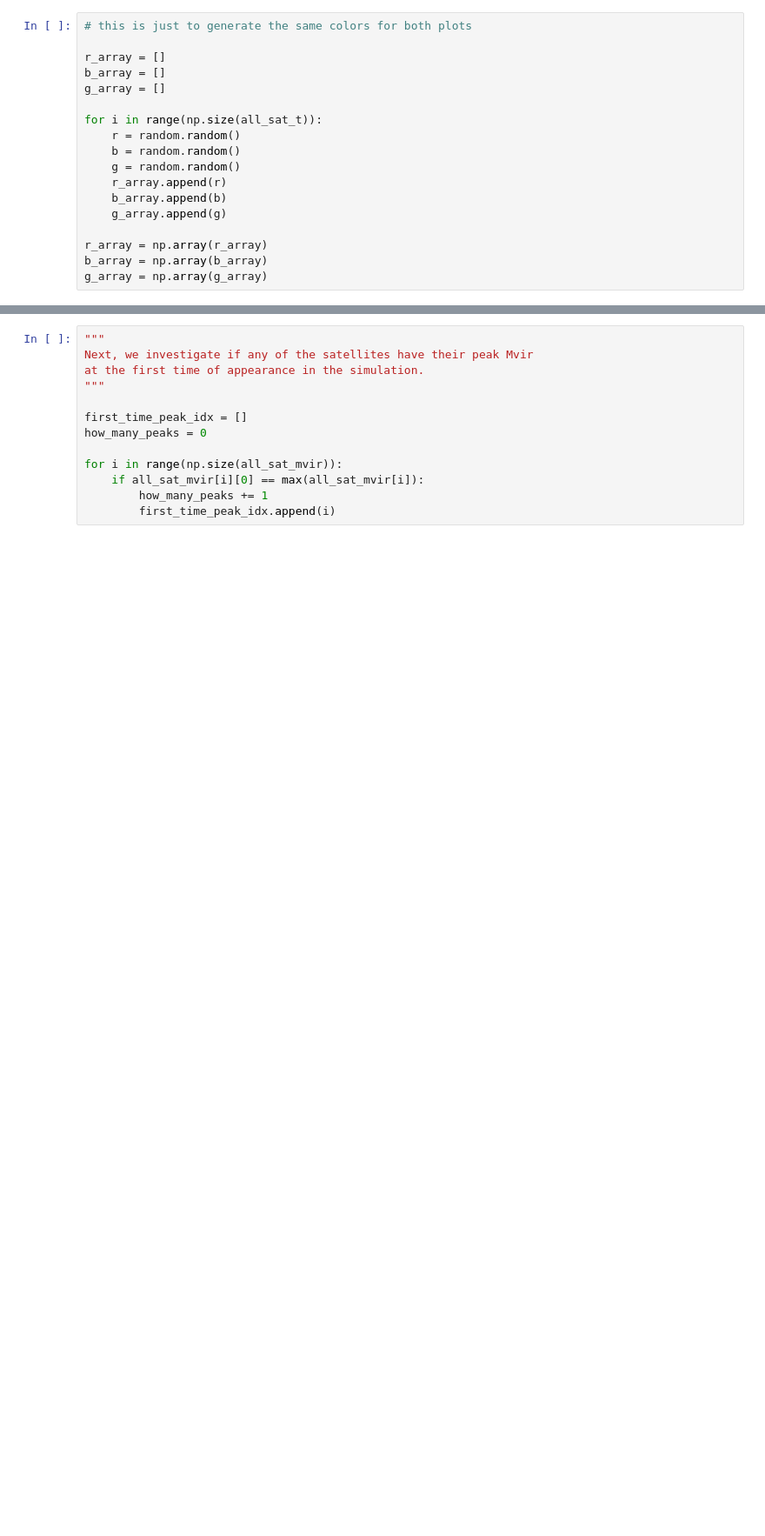
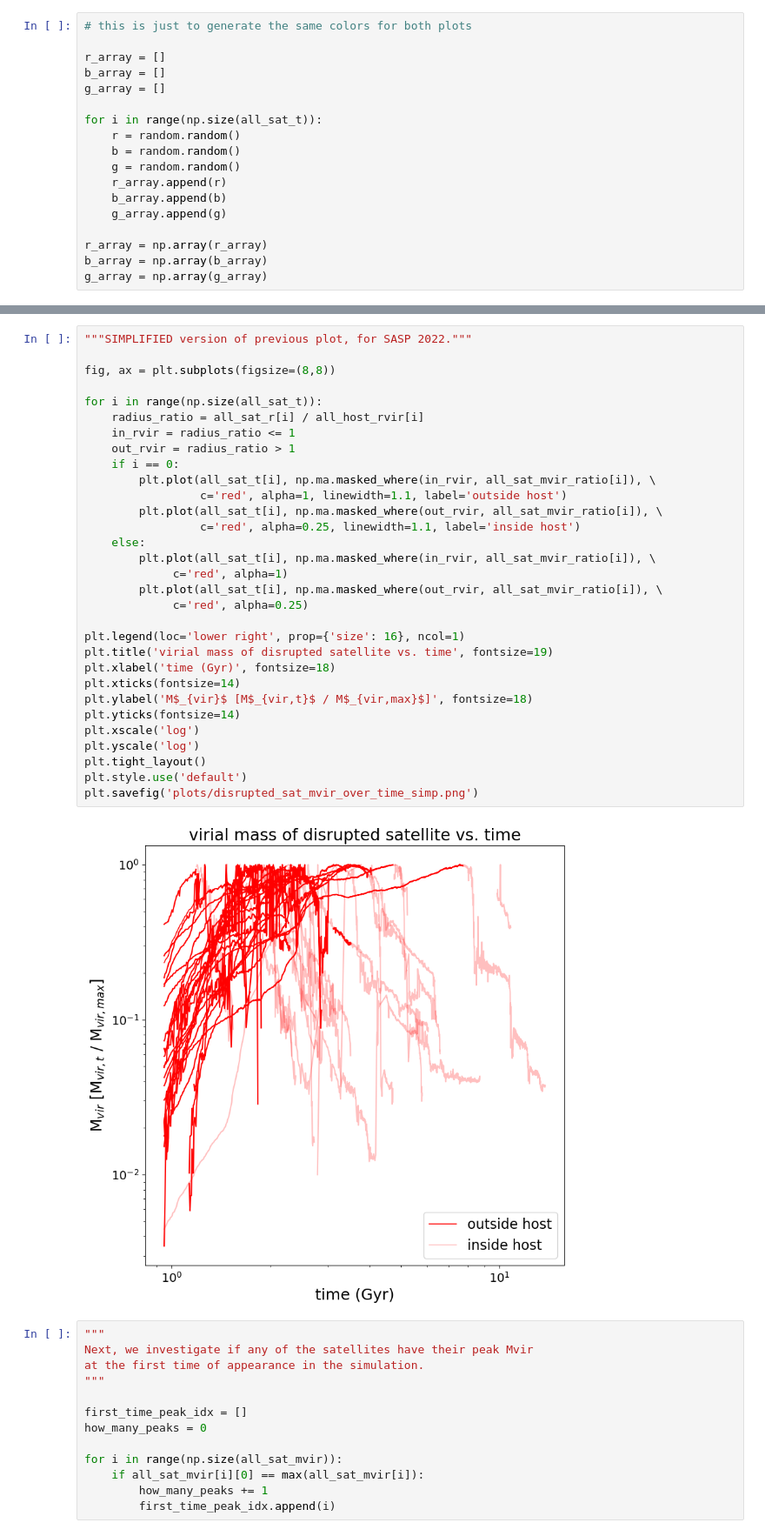
Before and after one commit to nguyenbinh1612/STScI_Summer2022, a Jupyter notebook: halos_disrupted.ipynb, the cells around one changed output, grey strips where cells are left out. Shown at 87% size. Saved outputs shown, nothing was run; the diff lists cells and outputs as text; blank space fills up the shorter version.

```diff
--- a/halos_disrupted.ipynb
+++ b/halos_disrupted.ipynb
@@ -289,3 +290,36 @@ plt.savefig('plots/disrupted_sat_mvir_over_time.png')
+# %%
+"""SIMPLIFIED version of previous plot, for SASP 2022."""
+
+fig, ax = plt.subplots(figsize=(8,8))
+
+for i in range(np.size(all_sat_t)):
+    radius_ratio = all_sat_r[i] / all_host_rvir[i]
+    in_rvir = radius_ratio <= 1
+    out_rvir = radius_ratio > 1
+    if i == 0:
+        plt.plot(all_sat_t[i], np.ma.masked_where(in_rvir, all_sat_mvir_ratio[i]), \
+                 c='red', alpha=1, linewidth=1.1, label='outside host')
+        plt.plot(all_sat_t[i], np.ma.masked_where(out_rvir, all_sat_mvir_ratio[i]), \
+                 c='red', alpha=0.25, linewidth=1.1, label='inside host')
+    else:
+        plt.plot(all_sat_t[i], np.ma.masked_where(in_rvir, all_sat_mvir_ratio[i]), \
+             c='red', alpha=1)
+        plt.plot(all_sat_t[i], np.ma.masked_where(out_rvir, all_sat_mvir_ratio[i]), \
+             c='red', alpha=0.25)
+
+plt.legend(loc='lower right', prop={'size': 16}, ncol=1)
+plt.title('virial mass of disrupted satellite vs. time', fontsize=19)
+plt.xlabel('time (Gyr)', fontsize=18)
+plt.xticks(fontsize=14)
+plt.ylabel('M$_{vir}$ [M$_{vir,t}$ / M$_{vir,max}$]', fontsize=18)
+plt.yticks(fontsize=14)
+plt.xscale('log')
+plt.yscale('log')
+plt.tight_layout()
+plt.style.use('default')
+plt.savefig('plots/disrupted_sat_mvir_over_time_simp.png')
+# %% [output]
+[figure, added]
 # %%
 """
 Next, we investigate if any of the satellites have their peak Mvir
```
Also changed, not shown: parts of 5 cells of this notebook, 13 other files.
